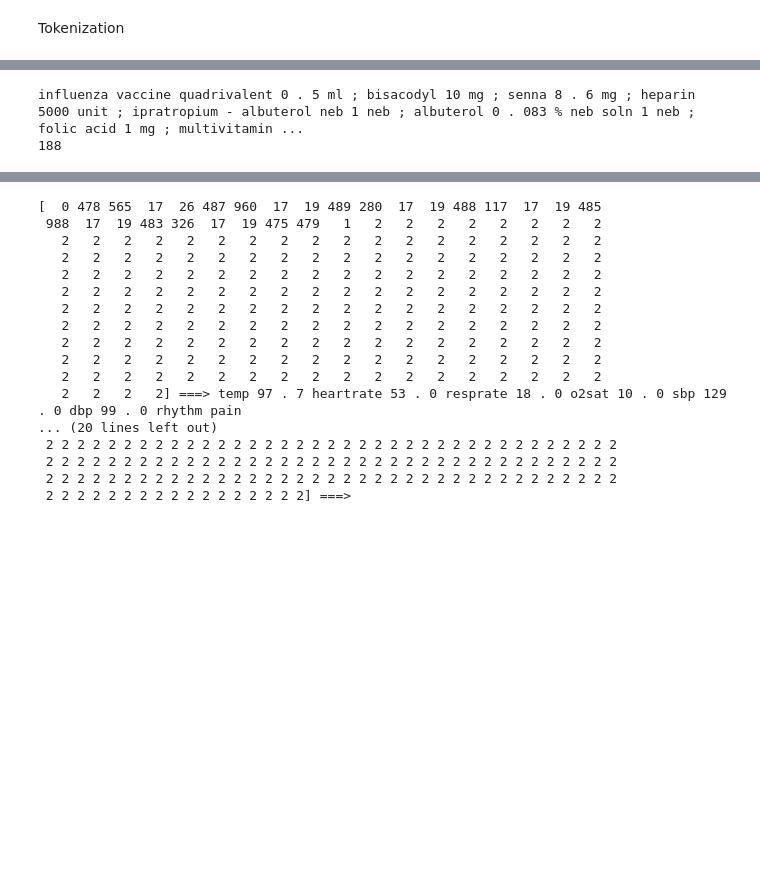
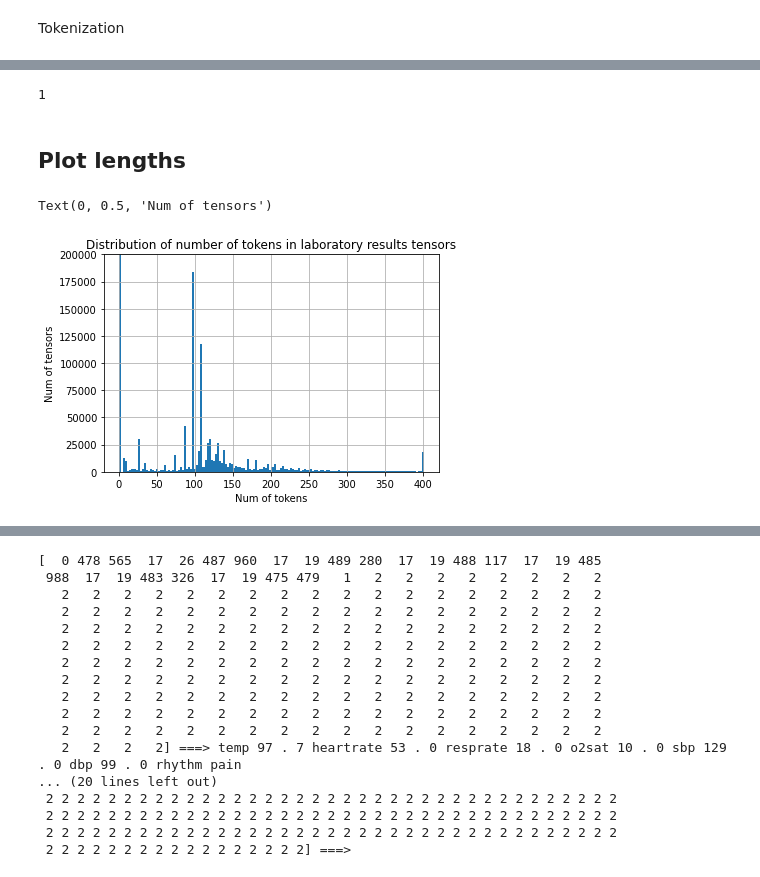
Before and after one commit to maslenkovas/aki_prediction, a Jupyter notebook: pretraining/playground.ipynb, the cells around one changed output, grey strips where cells are left out. Drawn from its saved outputs; the diff is of its cells as text; code cells hidden in the pictures; blank space fills up the shorter version.

```diff
--- a/pretraining/playground.ipynb
+++ b/pretraining/playground.ipynb
@@ -357,8 +856,8 @@ tokenizer.decode(tensor_vitals[i][0].cpu().detach().numpy())
-# %%
-tokenizer.enable_truncation(200)
-out = tokenizer.encode('influenza vaccine quadrivalent  0.5  ml ; bisacodyl  10  mg ; senna  8.6  mg ; heparin  5000  unit ; ipratropium-albuterol neb  1  neb ; albuterol 0.083% neb soln  1  neb ; folic acid  1  mg ; multivitamins  1  tab ; nicotine patch  7  mg day ; thiamine  100  mg ; vitamin d  1000  unit ; potassium chloride replacement (critical care and oncology)   40  meq ; potassium chloride replacement (critical care and oncology)   60  meq ; potassium chloride replacement (critical care and oncology)   80  meq ; bag  1  bag ; magnesium sulfate  4  gm ; 0.9% sodium chloride  100  ml ; calcium gluconate  2  g ; 0.9% sodium chloride  250  ml ; calcium gluconate  4  g ; amlodipine  5  mg ; aspirin  81  mg ; chlorthalidone  25  mg ; nortriptyline  10  mg ; omeprazole  20  mg ; tamsulosin  0.4  mg ; azithromycin  500  mg ; prednisone  60  mg ; phytonadione  5  mg ; sodium chloride 0.9%  flush  3-10  ml ; ')
-print(tokenizer.decode(out.ids))
-print(len(out.ids))
-# %% [output]
-influenza vaccine quadrivalent 0 . 5 ml ; bisacodyl 10 mg ; senna 8 . 6 mg ; heparin 5000 unit ; ipratropium - albuterol neb 1 neb ; albuterol 0 . 083 % neb soln 1 neb ; folic acid 1 mg ; multivitamin ...
-188
+# %%
+a = np.array([0,0,0,0,1,0])
+idx = np.where(a==1)[0][0]
+a[idx]
+# %% [output]
+1
+# %% [markdown]
+## Plot lengths
@@ -364,0 +874,13 @@ influenza vaccine quadrivalent 0 . 5 ml ; bisacodyl 10 mg ; senna 8 . 6 mg ; hep
+# %%
+from matplotlib import pyplot as plt
+%matplotlib inline
+
+plt.hist(lens, density=False, bins=150)
+plt.ylim(0, 200000)
+plt.grid()
+plt.title('Distribution of number of tokens in laboratory results tensors')
+plt.xlabel('Num of tokens')
+plt.ylabel('Num of tensors')
+# %% [output]
+Text(0, 0.5, 'Num of tensors')
+[figure, added]
```
Also changed, not shown: parts of 52 cells of this notebook, 4 other files.
